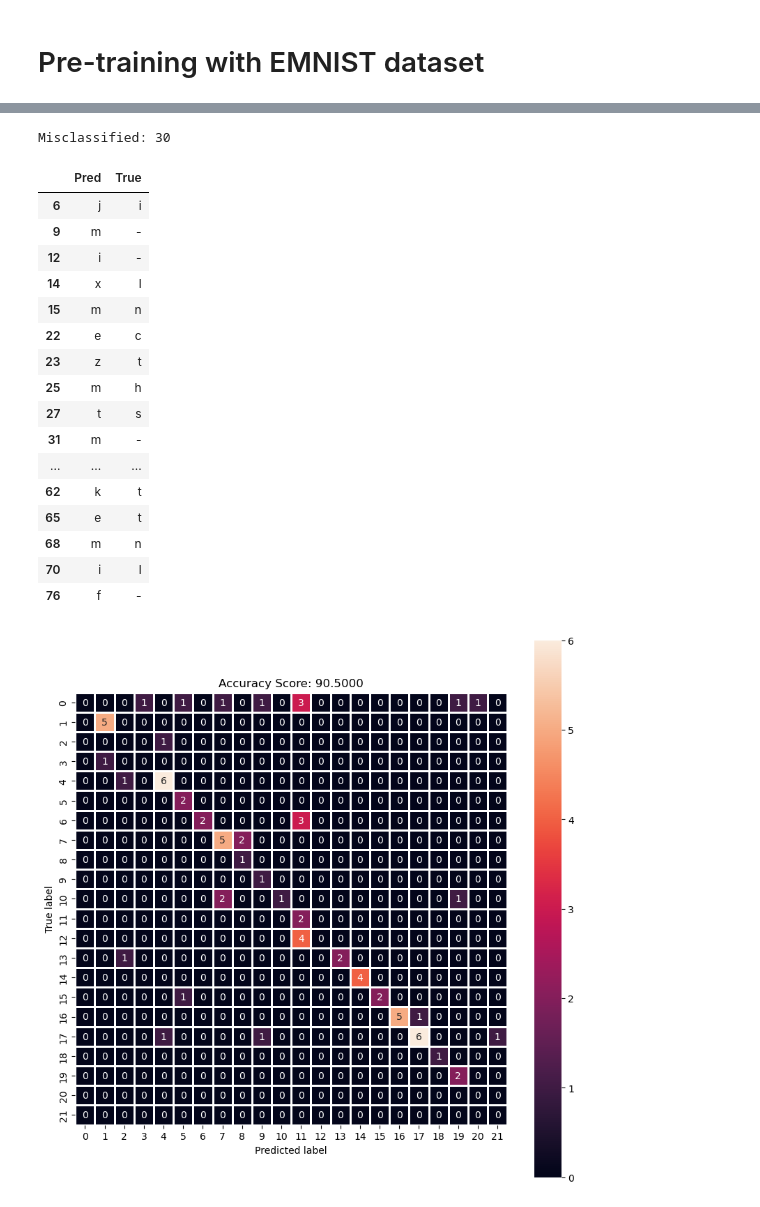
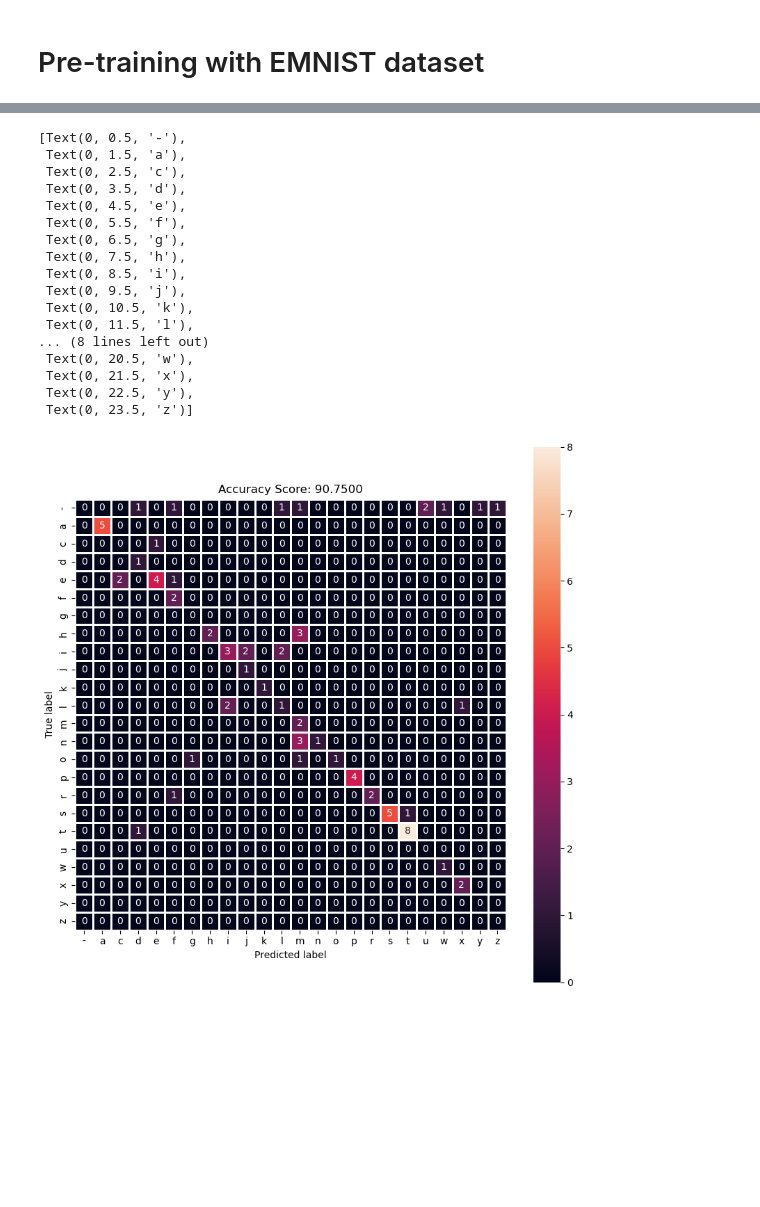
Before and after one commit to YuqinGuan/EITP40-finalProject, a Jupyter notebook: pre_training.ipynb, the cells around one changed output, grey strips where cells are left out. Drawn from its saved outputs; the diff is of its cells as text; code cells hidden in the pictures; blank space fills up the shorter version.

Commit message:
started pre-training and some plots

```diff
--- a/pre_training.ipynb
+++ b/pre_training.ipynb
@@ -263,53 +266,41 @@ plt.title(f"Sample: {k}, Predicted: {pred_chars[k]}, True: {true_char}");
 # %%
 def to_char(index):
     if index == 99:
         return '-'
     else:
         return chars[index]
 
 y_true = [to_char(x) for x in y]
-y_true
-
 y_pred = pred_chars
 
-
+set_total = set(y_pred).union(set(y_true))
+labels = sorted(list(set_total))
 
 cm = metrics.confusion_matrix(y_true, y_pred)
 fig = plt.figure(figsize=(10,10))
 ax = fig.add_subplot(111)
 sns.heatmap(cm, annot=True, fmt=".0f", linewidths=1, square = True);
 plt.ylabel('True label');
 plt.xlabel('Predicted label');
 plt.title('Accuracy Score: {0:.4f}'.format(accuracy*100), size = 12);
-
-
-np.unique(y_pred)
-df = pd.DataFrame(columns=['Pred', 'True'])
-df.loc[:,'True'] = y_true
-df.loc[:,'Pred'] = y_pred
-
-df.sample(10)
-
-misclassified = df[df['Pred'] != df['True']]
-print(f"Misclassified: {len(misclassified)}")
-misclassified
+ax.set_xticklabels(labels)
+ax.set_yticklabels(labels)
 # %% [output]
-Misclassified: 30
+[Text(0, 0.5, '-'),
+ Text(0, 1.5, 'a'),
+ Text(0, 2.5, 'c'),
+ Text(0, 3.5, 'd'),
+ Text(0, 4.5, 'e'),
+ Text(0, 5.5, 'f'),
+ Text(0, 6.5, 'g'),
+ Text(0, 7.5, 'h'),
+ Text(0, 8.5, 'i'),
+ Text(0, 9.5, 'j'),
+ Text(0, 10.5, 'k'),
+ Text(0, 11.5, 'l'),
+... (8 lines left out)
+ Text(0, 20.5, 'w'),
+ Text(0, 21.5, 'x'),
+ Text(0, 22.5, 'y'),
+ Text(0, 23.5, 'z')]
-|  | Pred | True |
-| 6 | j | i |
-| 9 | m | - |
-| 12 | i | - |
-| 14 | x | l |
-| 15 | m | n |
-| 22 | e | c |
-| 23 | z | t |
-| 25 | m | h |
-| 27 | t | s |
-| 31 | m | - |
-| ... | ... | ... |
-| 62 | k | t |
-| 65 | e | t |
-| 68 | m | n |
-| 70 | i | l |
-| 76 | f | - |
-[figure, old version]
+[figure, new version]
```
Also changed, not shown: parts of 10 cells of this notebook.
